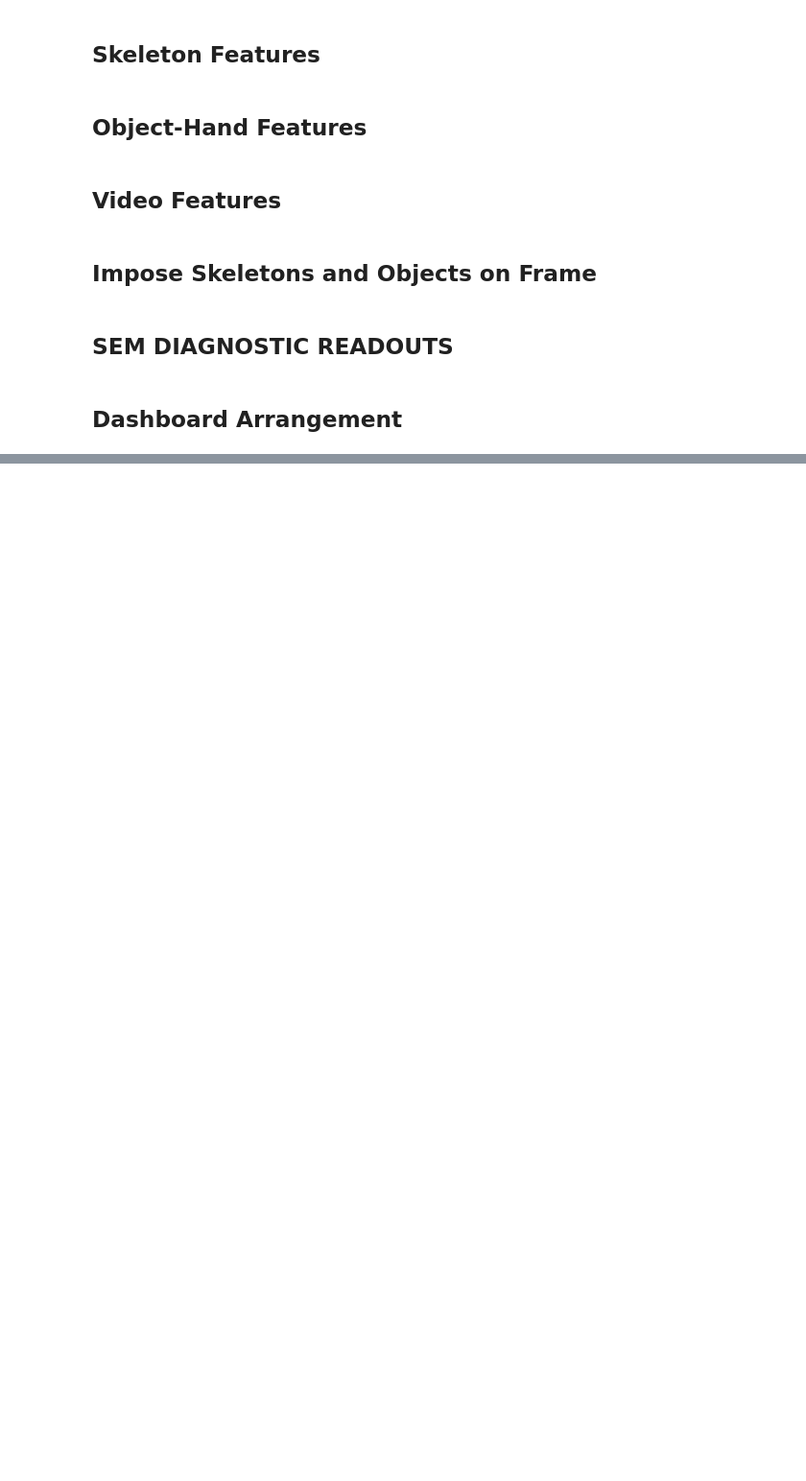
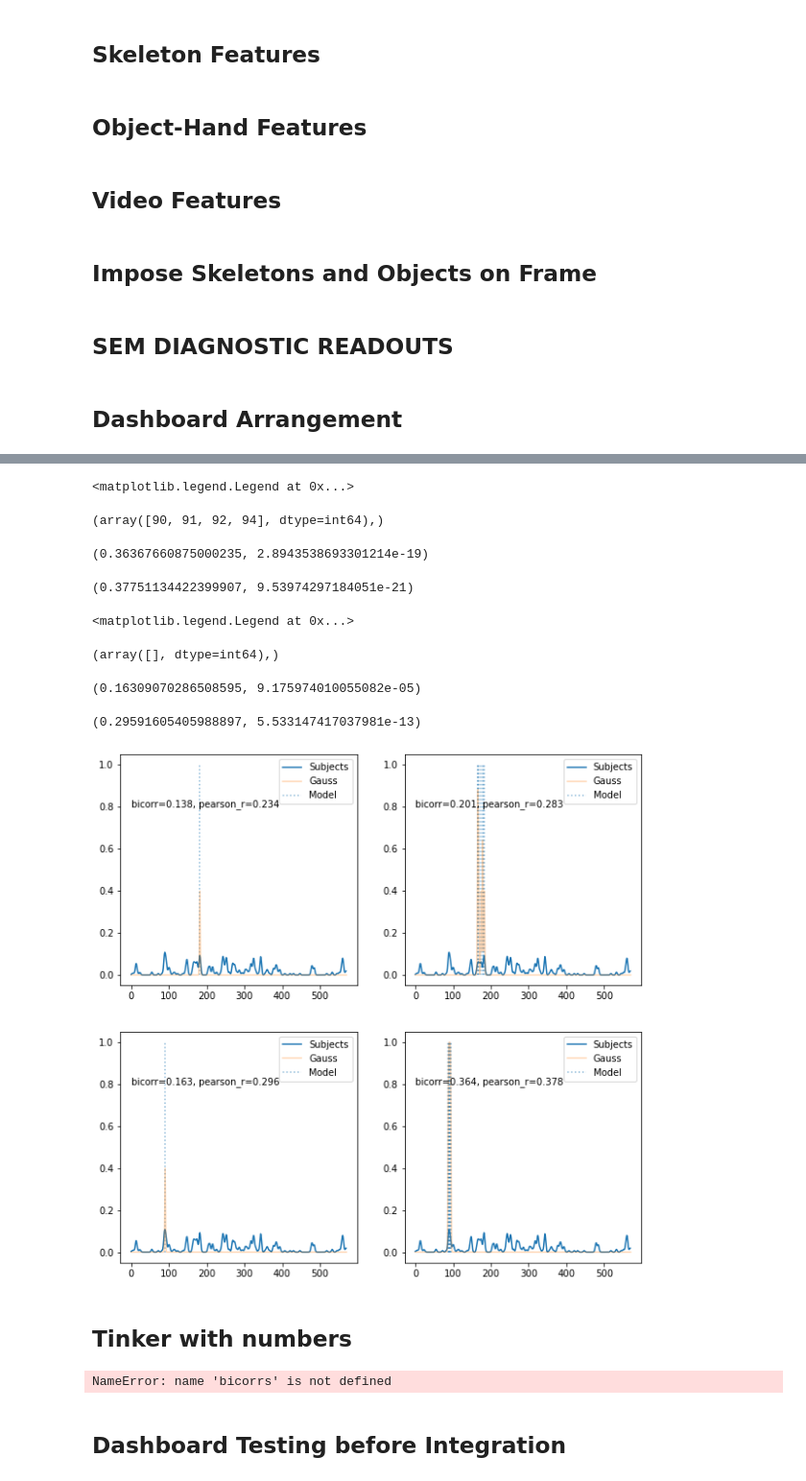
Before and after one commit to mbezdek/extended-event-modeling, a Jupyter notebook: input_viz_refactored.ipynb, the cells around one changed output, grey strips where cells are left out. Shown at 96% size. Drawn from its saved outputs; the diff is of its cells as text; code cells hidden in the pictures; blank space fills up the shorter version.

```diff
--- a/input_viz_refactored.ipynb
+++ b/input_viz_refactored.ipynb
@@ -741,0 +1076,67 @@ ValueError: too many values to unpack (expected 2)
+# %%
+axs[0][1].plot(gt_freqs, label='Subjects')
+# ax[0][1].plot(pred_boundaries_tinker, label='Model')
+axs[0][1].vlines(np.where(pred_boundaries_tinker != 0)[0], ymin=0, ymax=1, alpha=0.5, label='Model', linestyles='dotted')
+axs[0][1].plot(pred_boundaries_tinker_gaussed, label='Gauss', alpha=0.3)
+axs[0][1].text(0.1, 0.8, f'bicorr={r:.3f}, pearson_r={r_blurred:.3f}')
+axs[0][1].set_ylim()
+axs[0][1].legend()
+# %% [output]
+<matplotlib.legend.Legend at 0x...>
+# %%
+pred_boundaries_tinker = pred_boundaries.copy()
+pred_boundaries_tinker[:90] = 0
+pred_boundaries_tinker[98:] = 0
+print(np.where(pred_boundaries_tinker != 0))
+pred_boundaries_tinker[87:94] = 1
+r, p = stats.pearsonr(pred_boundaries_tinker[:last], gt_freqs[:last])
+r, p
+# %% [output]
+(array([90, 91, 92, 94], dtype=int64),)
+(0.36367660875000235, 2.8943538693301214e-19)
+# %%
+pred_boundaries_tinker_gaussed = gaussian_filter1d(pred_boundaries_tinker.astype(float), 1)
+r_blurred, p = stats.pearsonr(pred_boundaries_tinker_gaussed[:last], gt_freqs[:last])
+r_blurred, p
+# %% [output]
+(0.37751134422399907, 9.53974297184051e-21)
+# %%
+axs[1][1].plot(gt_freqs, label='Subjects')
+# axs[1][1].plot(pred_boundaries_tinker, label='Model')
+axs[1][1].vlines(np.where(pred_boundaries_tinker != 0)[0], ymin=0, ymax=1, alpha=0.5, label='Model', linestyles='dotted')
+axs[1][1].plot(pred_boundaries_tinker_gaussed, label='Gauss', alpha=0.3)
+axs[1][1].text(0.1, 0.8, f'bicorr={r:.3f}, pearson_r={r_blurred:.3f}')
+axs[1][1].set_ylim()
+axs[1][1].legend()
+# %% [output]
+<matplotlib.legend.Legend at 0x...>
+# %%
+pred_boundaries_tinker = pred_boundaries.copy()
+pred_boundaries_tinker[:100] = 0
+pred_boundaries_tinker[100:] = 0
+print(np.where(pred_boundaries_tinker != 0))
+pred_boundaries_tinker[90] = 1
+r, p = stats.pearsonr(pred_boundaries_tinker[:last], gt_freqs[:last])
+r, p
+# %% [output]
+(array([], dtype=int64),)
+(0.16309070286508595, 9.175974010055082e-05)
+# %%
+pred_boundaries_tinker_gaussed = gaussian_filter1d(pred_boundaries_tinker.astype(float), 1)
+r_blurred, p = stats.pearsonr(pred_boundaries_tinker_gaussed[:last], gt_freqs[:last])
+r_blurred, p
+# %% [output]
+(0.29591605405988897, 5.533147417037981e-13)
+# %%
+axs[1][0].plot(gt_freqs, label='Subjects')
+# axs[1][1].plot(pred_boundaries_tinker, label='Model')
+axs[1][0].vlines(np.where(pred_boundaries_tinker != 0)[0], ymin=0, ymax=1, alpha=0.5, label='Model', linestyles='dotted')
+axs[1][0].plot(pred_boundaries_tinker_gaussed, label='Gauss', alpha=0.3)
+axs[1][0].text(0.1, 0.8, f'bicorr={r:.3f}, pearson_r={r_blurred:.3f}')
+axs[1][0].set_ylim()
+axs[1][0].legend()
+fig
+# %% [output]
+[figure, added]
+# %% [markdown]
+## Tinker with numbers
@@ -741,0 +1165,4 @@ ValueError: too many values to unpack (expected 2)
+# %%
+bicorrs[20]
+# %% [output]
+NameError: name 'bicorrs' is not defined
@@ -741,0 +1171,2 @@ ValueError: too many values to unpack (expected 2)
+# %% [markdown]
+## Dashboard Testing before Integration
```
Also changed, not shown: parts of 30 cells of this notebook, 4 other files.
